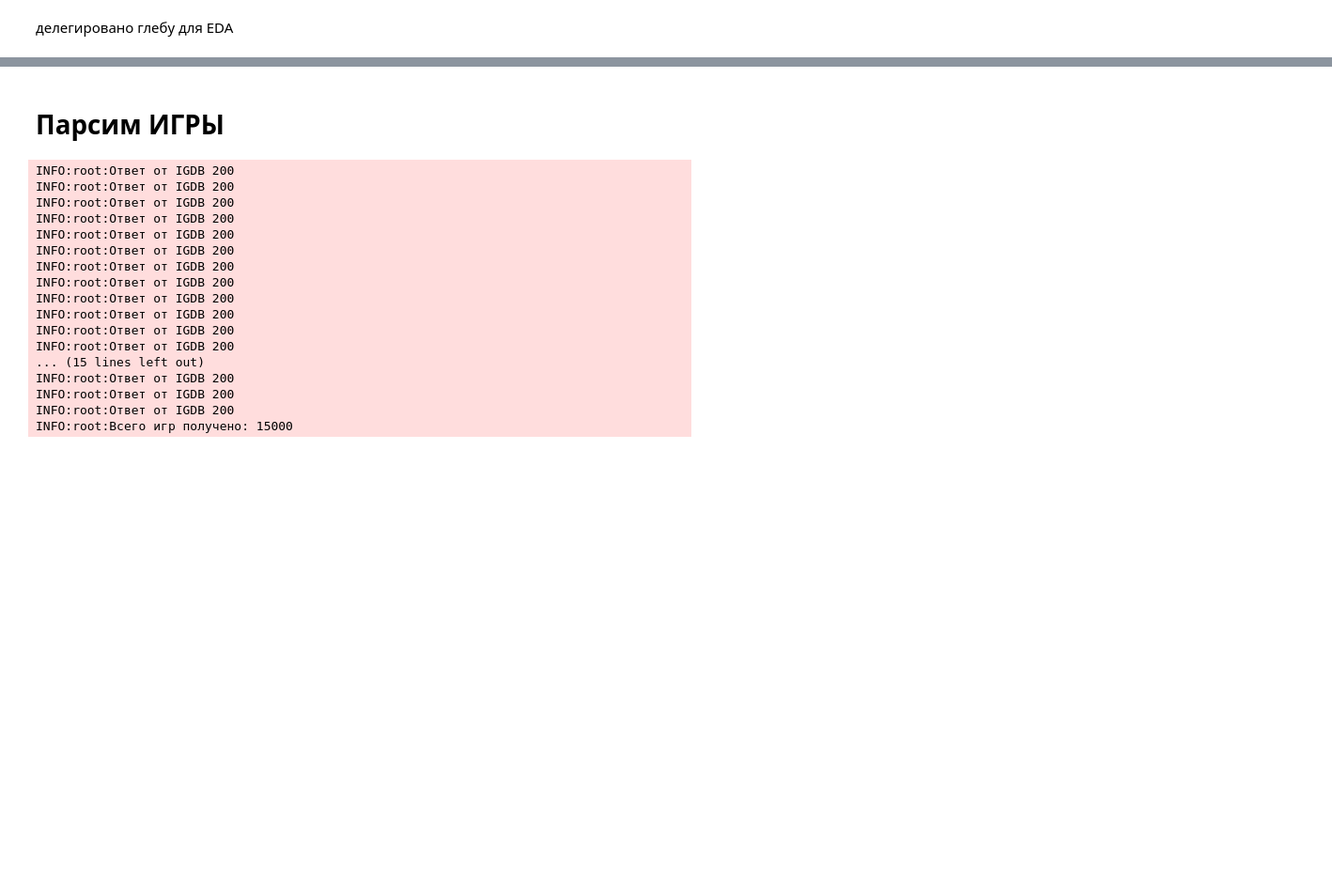
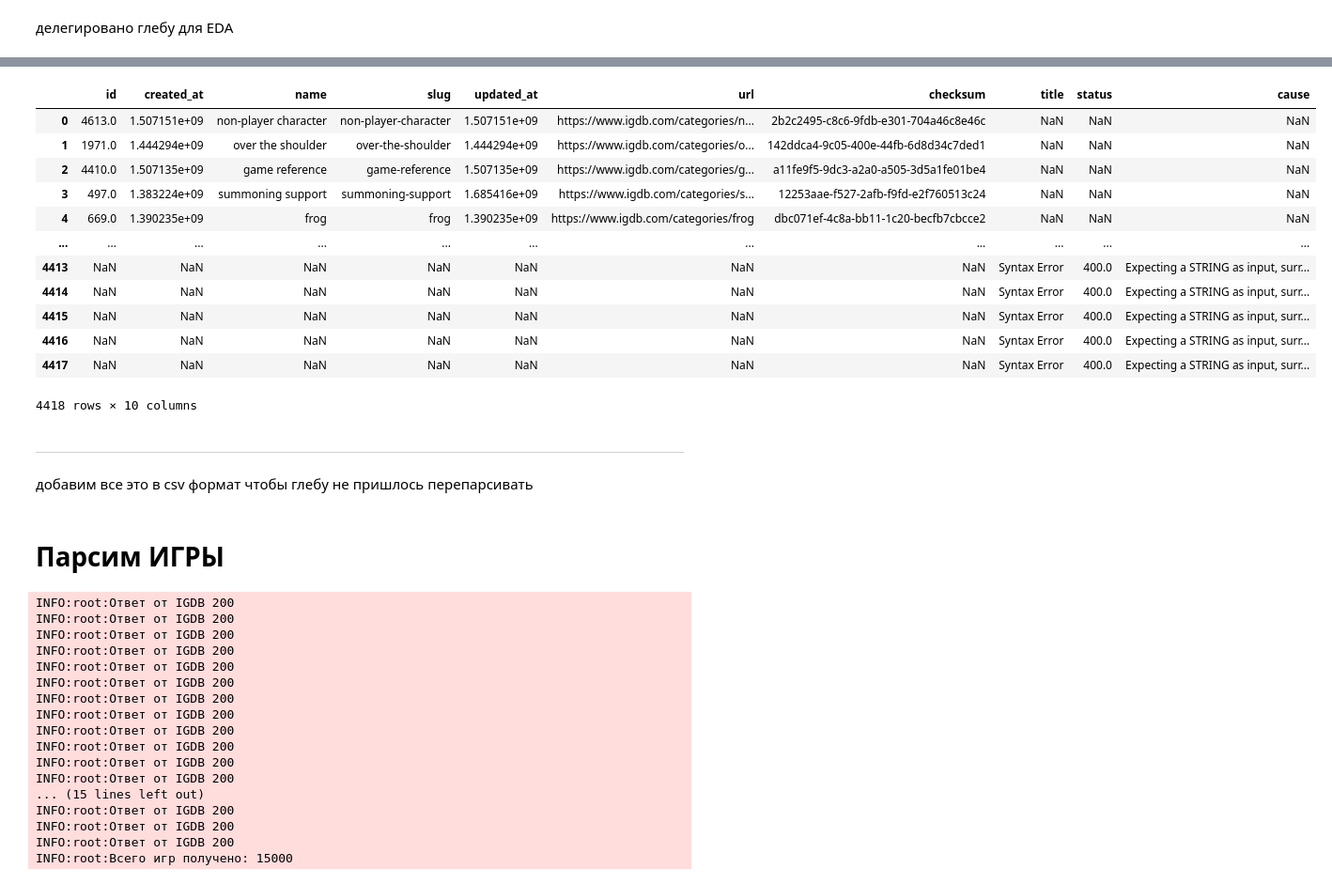
Before and after one commit to tdrkn/GP2, a Jupyter notebook: api_igdb.ipynb, the cells around one changed output, grey strips where cells are left out. Shown at 94% size. Drawn from its saved outputs; the diff is of its cells as text; code cells hidden in the pictures; blank space fills up the shorter version.

```diff
--- a/api_igdb.ipynb
+++ b/api_igdb.ipynb
@@ -404,0 +398,3 @@ df_involved_companies
+# %%
+keywords_per_every_game = df_games[['id', 'keywords']].explode('keywords')
+keywords_per_every_game
@@ -404,0 +415,3 @@ df_involved_companies
+# %%
+keyword_counts = keywords_per_every_game.groupby('keywords').count().sort_values('id', ascending=False).reset_index().rename(columns={'id': 'game_count'})
+keyword_counts
@@ -404,0 +432,4 @@ df_involved_companies
+# %%
+keywords_ids = keyword_counts['keywords'].tolist()
+chunk_size = 400
+keywords_per_every_game_api = []
@@ -404,0 +440,22 @@ df_involved_companies
+# %%
+for i in tqdm(range(0, 10000, chunk_size)):
+    chunk = keywords_ids[i:i + chunk_size]
+    ids_str = ','.join(map(str, chunk))
+    logging.debug(f'взяты ids_str: {ids_str}')
+    body = f'''
+    fields
+        *;
+    where id=({ids_str});
+    limit 500;
+    '''
+
+    batch = igdb_request(body, endpoint=endpoints['keywords'])
+
+    if not batch:
+        logging.info(f'на чанке {i} данные пустые')
+        continue
+
+    keywords_per_every_game_api.extend(batch)
+    time.sleep(0.33)
+
+logging.info(f'Всего keywords получено: {len(keywords_per_every_game_api)}')
@@ -404,0 +480,20 @@ df_involved_companies
+# %%
+df_keywords = pd.DataFrame(keywords_per_every_game_api)
+df_keywords
+# %% [output]
+|  | id | created_at | name | slug | updated_at | url | checksum | title | status | cause |
+| 0 | 4613.0 | 1.507151e+09 | non-player character | non-player-character | 1.507151e+09 | https://www.igdb.com/categories/n... | 2b2c2495-c8c6-9fdb-e301-704a46c8e46c | NaN | NaN | NaN |
+| 1 | 1971.0 | 1.444294e+09 | over the shoulder | over-the-shoulder | 1.444294e+09 | https://www.igdb.com/categories/o... | 142ddca4-9c05-400e-44fb-6d8d34c7ded1 | NaN | NaN | NaN |
+| 2 | 4410.0 | 1.507135e+09 | game reference | game-reference | 1.507135e+09 | https://www.igdb.com/categories/g... | a11fe9f5-9dc3-a2a0-a505-3d5a1fe01be4 | NaN | NaN | NaN |
+| 3 | 497.0 | 1.383224e+09 | summoning support | summoning-support | 1.685416e+09 | https://www.igdb.com/categories/s... | 12253aae-f527-2afb-f9fd-e2f760513c24 | NaN | NaN | NaN |
+| 4 | 669.0 | 1.390235e+09 | frog | frog | 1.390235e+09 | https://www.igdb.com/categories/frog | dbc071ef-4c8a-bb11-1c20-becfb7cbcce2 | NaN | NaN | NaN |
+| ... | ... | ... | ... | ... | ... | ... | ... | ... | ... | ... |
+| 4413 | NaN | NaN | NaN | NaN | NaN | NaN | NaN | Syntax Error | 400.0 | Expecting a STRING as input, surr... |
+| 4414 | NaN | NaN | NaN | NaN | NaN | NaN | NaN | Syntax Error | 400.0 | Expecting a STRING as input, surr... |
+| 4415 | NaN | NaN | NaN | NaN | NaN | NaN | NaN | Syntax Error | 400.0 | Expecting a STRING as input, surr... |
+| 4416 | NaN | NaN | NaN | NaN | NaN | NaN | NaN | Syntax Error | 400.0 | Expecting a STRING as input, surr... |
+| 4417 | NaN | NaN | NaN | NaN | NaN | NaN | NaN | Syntax Error | 400.0 | Expecting a STRING as input, surr... |
+4418 rows × 10 columns
+# %% [markdown]
+---
+добавим все это в csv формат чтобы глебу не пришлось перепарсивать
```
Also changed, not shown: parts of 15 cells of this notebook, 3 other files.
